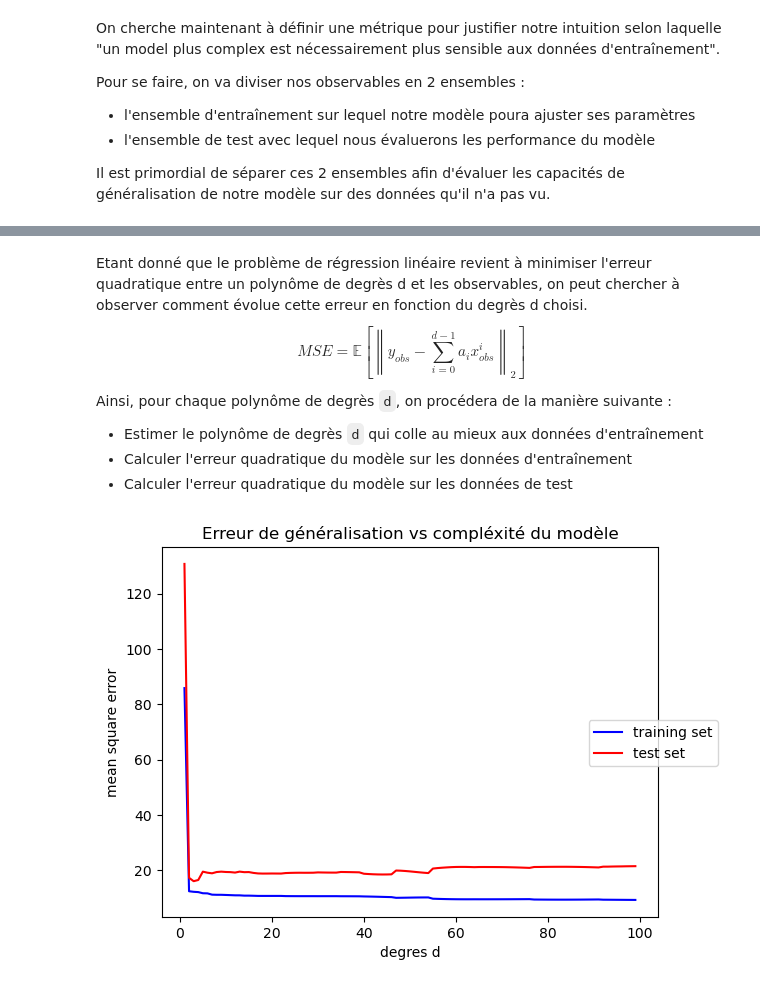
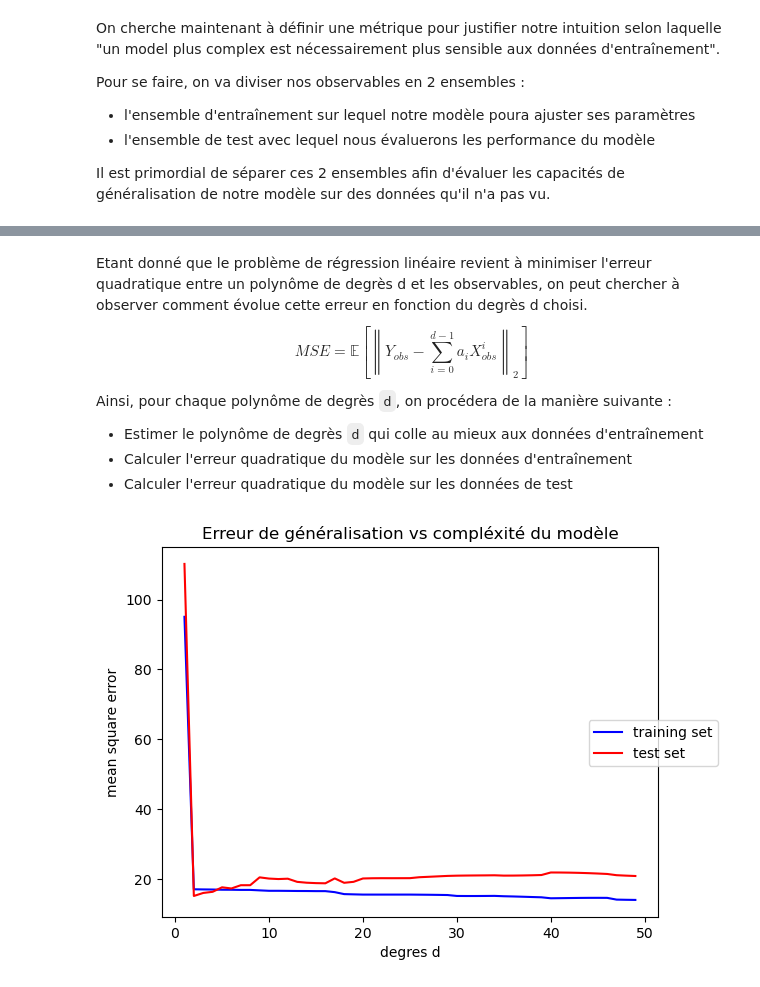
Before and after one commit to rcremese/ML-notebooks, a Jupyter notebook: 01-linear_regression.ipynb, the cells around one changed output, grey strips where cells are left out. Cells and saved outputs as stored; diff of their text form; code cells hidden in the pictures.

```diff
--- a/01-linear_regression.ipynb
+++ b/01-linear_regression.ipynb
@@ -151,6 +151,6 @@ On peut aussi se demander si un polynôme de degré supérieur ne serait pas plu
 for d in range(2, 40, 2):
     poly = Polynomial.fit(x_obs, y_obs, d, window=[0, 24])
     fig, ax = plot_propagation_evolutions(x_obs, y_obs, poly)
-    ax.set(xlabel='time (in hours)', ylabel='body temperature elevation (in °C)', title=f'Body temperature elevation of infected patient (deg={d})')
+    ax.set(xlabel='time (in hours)', ylabel='body temperature elevation (in \% of body temperature)', title=f'Body temperature elevation of infected patient (deg={d})')
 fig.show()
 # %% [output]
@@ -187,26 +187,26 @@ fig.show()
 # %% [markdown]
 Etant donné que le problème de régression linéaire revient à minimiser l'erreur quadratique entre un polynôme de degrès d et les observables, on peut chercher à observer comment évolue cette erreur en fonction du degrès d choisi.
-$$MSE = \mathbb{E}\left[\left\|y_{obs} - \sum_{i=0}^{d-1} a_i x_{obs}^i\right\|_2\right]$$
+$$MSE = \mathbb{E}\left[\left\|Y_{obs} - \sum_{i=0}^{d-1} a_i X_{obs}^i\right\|_2\right]$$
 
 Ainsi, pour chaque polynôme de degrès `d`, on procédera de la manière suivante :
 - Estimer le polynôme de degrès `d` qui colle au mieux aux données d'entraînement
 - Calculer l'erreur quadratique du modèle sur les données d'entraînement
 - Calculer l'erreur quadratique du modèle sur les données de test
 # %%
-DEG_START = 1
+DEG_START, DEG_END = 1, 50
 mse_obs = []
 mse_test = []
 
-for d in range(DEG_START, 100):
+for d in range(DEG_START, DEG_END):
     poly = Polynomial.fit(x_obs, y_obs, d, window=[0, 24])
     mse_obs.append(np.mean((poly(x_obs) - y_obs)**2))
     mse_test.append(np.mean((poly(x_test) - y_test)**2))
 
 fig, ax = plt.subplots()
-ax.plot(range(DEG_START,100), mse_obs, 'b', label='training set')
-ax.plot(range(DEG_START,100), mse_test, 'r', label='test set')
+ax.plot(range(DEG_START, DEG_END), mse_obs, 'b', label='training set')
+ax.plot(range(DEG_START, DEG_END), mse_test, 'r', label='test set')
 ax.set(xlabel='degres d', ylabel="mean square error", title="Erreur de généralisation vs compléxité du modèle")
 fig.legend(loc='center right')
 fig.show()
 # %% [output]
-[figure, old version]
+[figure, new version]
```
Also changed, not shown: parts of 16 cells of this notebook, 1 other file.
